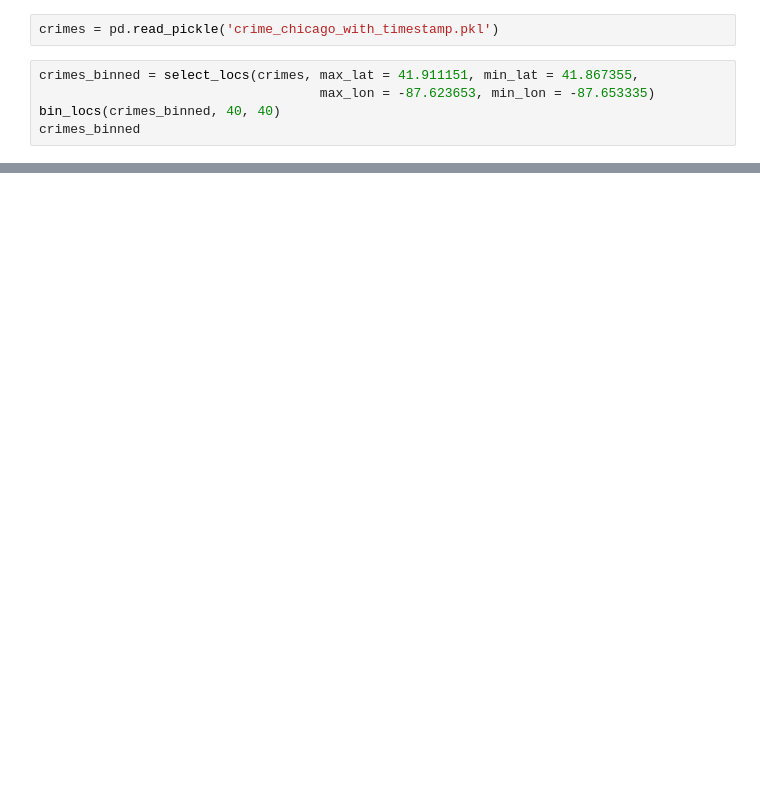
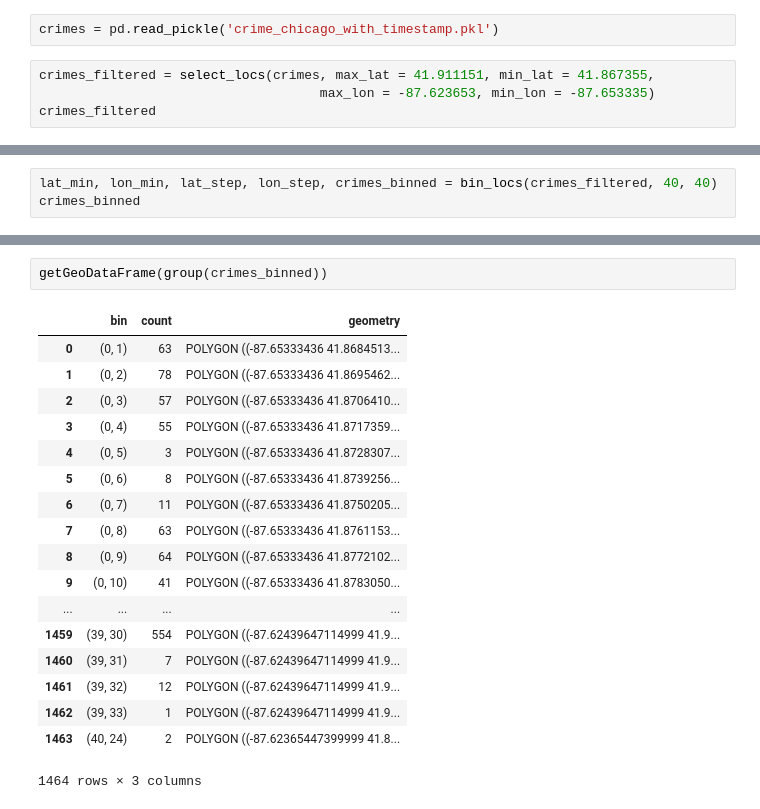
Before and after one commit to talesa/crime-predictive-model-chicago, a Jupyter notebook: Brano-binning.ipynb, the cells around one changed output, grey strips where cells are left out. Cells and saved outputs as stored; diff of their text form; blank space fills up the shorter version.

```diff
--- a/Brano-binning.ipynb
+++ b/Brano-binning.ipynb
@@ -32,10 +63,9 @@ def bin_locs(df, lat_segs, lon_segs):
 # %%
 crimes = pd.read_pickle('crime_chicago_with_timestamp.pkl')
 # %%
-crimes_binned = select_locs(crimes, max_lat = 41.911151, min_lat = 41.867355,
+crimes_filtered = select_locs(crimes, max_lat = 41.911151, min_lat = 41.867355,
                                     max_lon = -87.623653, min_lon = -87.653335)
-bin_locs(crimes_binned, 40, 40)
-crimes_binned
+crimes_filtered
 # %% [output]
 |  | ID | Case Number | Date | Block | IUCR | Primary Type | Description | Location Description | ... |
 | 0 | 10361478 | HY553227 | 12/28/2015 11:08:00 PM | 001XX W ELM ST | 033A | ROBBERY | ATTEMPT: ARMED-HANDGUN | SIDEWALK | ... |
@@ -57,0 +88,3 @@ crimes_binned
+# %%
+lat_min, lon_min, lat_step, lon_step, crimes_binned = bin_locs(crimes_filtered, 40, 40)
+crimes_binned
@@ -57,0 +110,21 @@ crimes_binned
+# %%
+getGeoDataFrame(group(crimes_binned))
+# %% [output]
+|  | bin | count | geometry |
+| 0 | (0, 1) | 63 | POLYGON ((-87.65333436 41.8684513... |
+| 1 | (0, 2) | 78 | POLYGON ((-87.65333436 41.8695462... |
+| 2 | (0, 3) | 57 | POLYGON ((-87.65333436 41.8706410... |
+| 3 | (0, 4) | 55 | POLYGON ((-87.65333436 41.8717359... |
+| 4 | (0, 5) | 3 | POLYGON ((-87.65333436 41.8728307... |
+| 5 | (0, 6) | 8 | POLYGON ((-87.65333436 41.8739256... |
+| 6 | (0, 7) | 11 | POLYGON ((-87.65333436 41.8750205... |
+| 7 | (0, 8) | 63 | POLYGON ((-87.65333436 41.8761153... |
+| 8 | (0, 9) | 64 | POLYGON ((-87.65333436 41.8772102... |
+| 9 | (0, 10) | 41 | POLYGON ((-87.65333436 41.8783050... |
+| ... | ... | ... | ... |
+| 1459 | (39, 30) | 554 | POLYGON ((-87.62439647114999 41.9... |
+| 1460 | (39, 31) | 7 | POLYGON ((-87.62439647114999 41.9... |
+| 1461 | (39, 32) | 12 | POLYGON ((-87.62439647114999 41.9... |
+| 1462 | (39, 33) | 1 | POLYGON ((-87.62439647114999 41.9... |
+| 1463 | (40, 24) | 2 | POLYGON ((-87.62365447399999 41.8... |
+1464 rows × 3 columns
```
Also changed, not shown: parts of 5 cells of this notebook.
